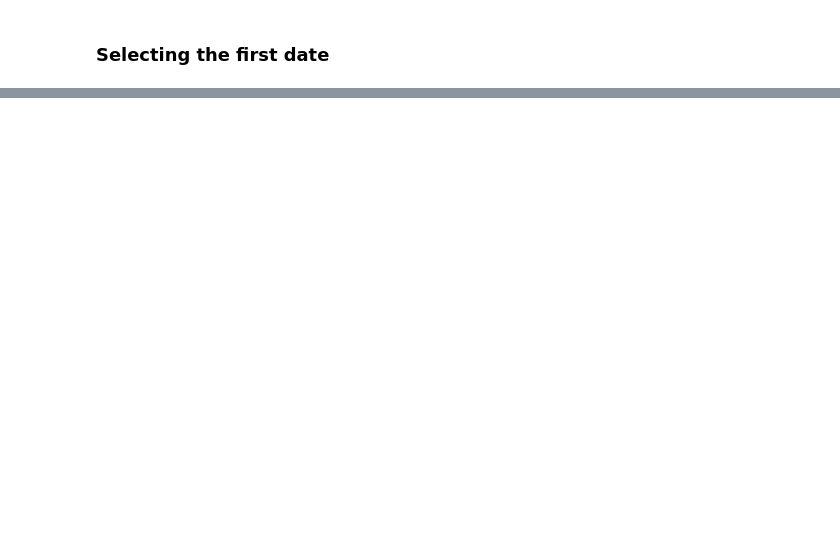
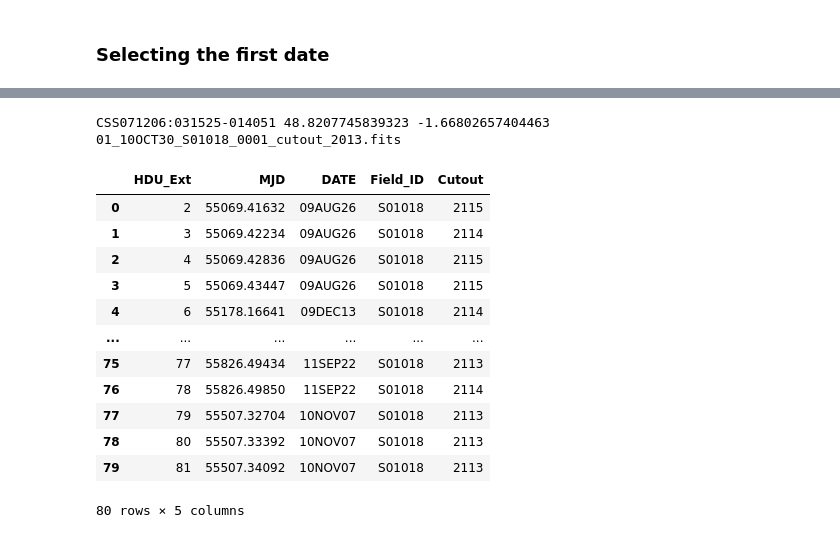
Before and after one commit to jsuarez314/tao_, a Jupyter notebook: Read_dataset.ipynb, the cells around one changed output, grey strips where cells are left out. Drawn from its saved outputs; the diff is of its cells as text; code cells hidden in the pictures; blank space fills up the shorter version.

```diff
--- a/Read_dataset.ipynb
+++ b/Read_dataset.ipynb
@@ -451,0 +109,2 @@ plt.show()
+# %%
+filename = './data/NON/nonCSS_48.8208:-1.66803.fits'
@@ -451,0 +132,27 @@ plt.show()
+# %%
+CRTS_ID = h['CRTS_ID']
+RA = h['RA_(J2000)']
+Dec = h['Dec_(J2000)']
+Img_Ref = h['IMG_REF']
+
+print(CRTS_ID,RA,Dec, Img_Ref)
+# %% [output]
+CSS071206:031525-014051 48.8207745839323 -1.66802657404463 01_10OCT30_S01018_0001_cutout_2013.fits
+# %%
+data = fitsio.read(filename, ext=1)
+df = pd.DataFrame(data, columns=['HDU_Ext','MJD','DATE','Field_ID','Cutout'], dtype=str)
+df
+# %% [output]
+|  | HDU_Ext | MJD | DATE | Field_ID | Cutout |
+| 0 | 2 | 55069.41632 | 09AUG26 | S01018 | 2115 |
+| 1 | 3 | 55069.42234 | 09AUG26 | S01018 | 2114 |
+| 2 | 4 | 55069.42836 | 09AUG26 | S01018 | 2115 |
+| 3 | 5 | 55069.43447 | 09AUG26 | S01018 | 2115 |
+| 4 | 6 | 55178.16641 | 09DEC13 | S01018 | 2114 |
+| ... | ... | ... | ... | ... | ... |
+| 75 | 77 | 55826.49434 | 11SEP22 | S01018 | 2113 |
+| 76 | 78 | 55826.49850 | 11SEP22 | S01018 | 2114 |
+| 77 | 79 | 55507.32704 | 10NOV07 | S01018 | 2113 |
+| 78 | 80 | 55507.33392 | 10NOV07 | S01018 | 2113 |
+| 79 | 81 | 55507.34092 | 10NOV07 | S01018 | 2113 |
+80 rows × 5 columns
```
Also changed, not shown: parts of 22 cells of this notebook, 2 other files.
